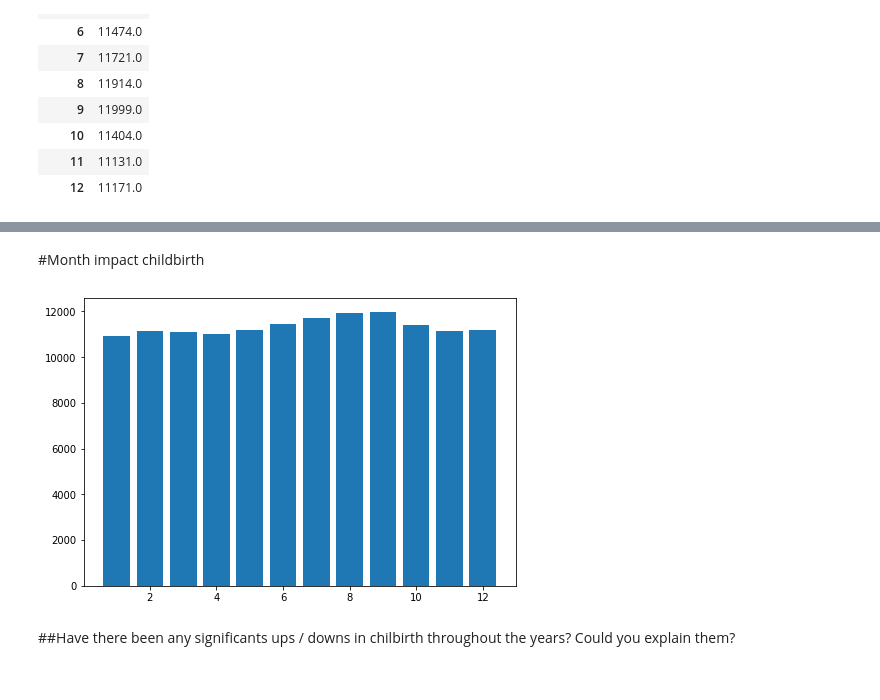
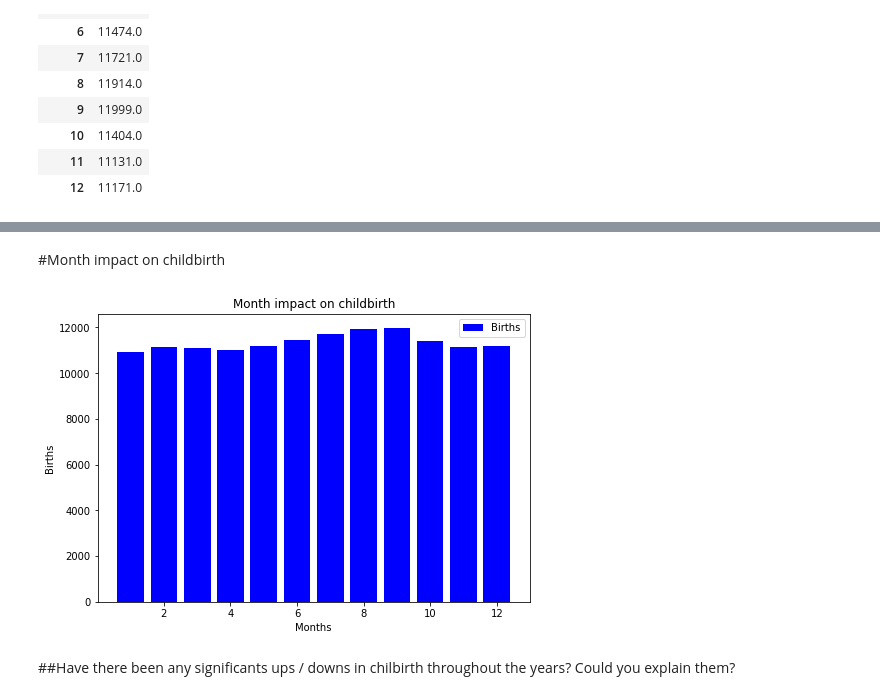
Before and after one commit to mmecius/turing_college, a Jupyter notebook: Demo_subproject.ipynb, the cells around one changed output, grey strips where cells are left out. Cells and saved outputs as stored; diff of their text form; code cells hidden in the pictures.

```diff
--- a/Demo_subproject.ipynb
+++ b/Demo_subproject.ipynb
@@ -434,14 +434,18 @@ childbirth_number = [value.item() for value in childbirth_raw]
 # %% [markdown]
-#Month impact childbirth
+#Month impact on childbirth
 # %%
 fig = plt.figure()
 ax = fig.add_axes([0,0,1,1])
-ax.bar(months_list, childbirth_number)
+ax.bar(months_list, childbirth_number, label='Births', color='blue')
+plt.title('Month impact on childbirth')
+plt.xlabel('Months')
+plt.ylabel('Births')
+plt.legend()
 plt.show()
 
 plt.show()
 # %% [output]
-[figure, old version]
+[figure, new version]
 # %% [markdown]
 ##Have there been any significants ups / downs in chilbirth throughout the years? Could you explain them?
 # %%
```
Also changed, not shown: parts of 3 cells of this notebook.
